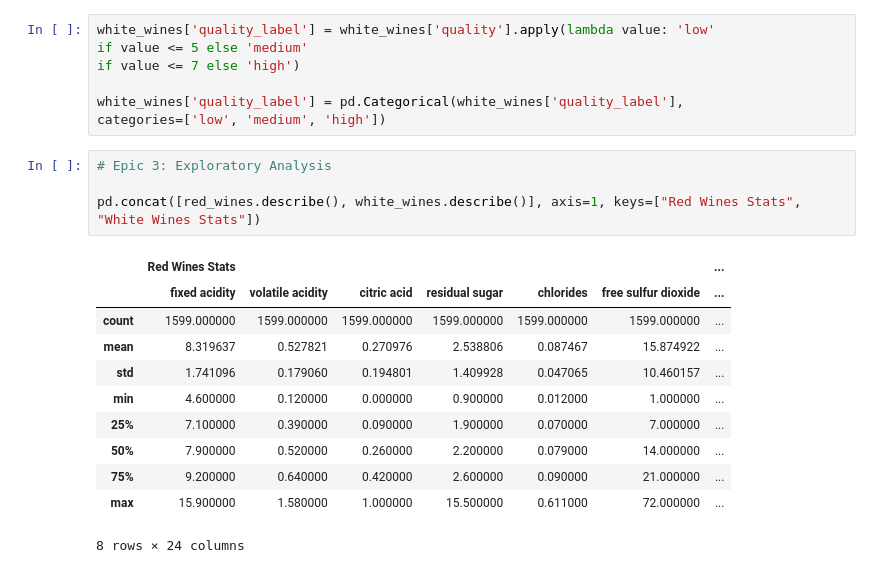
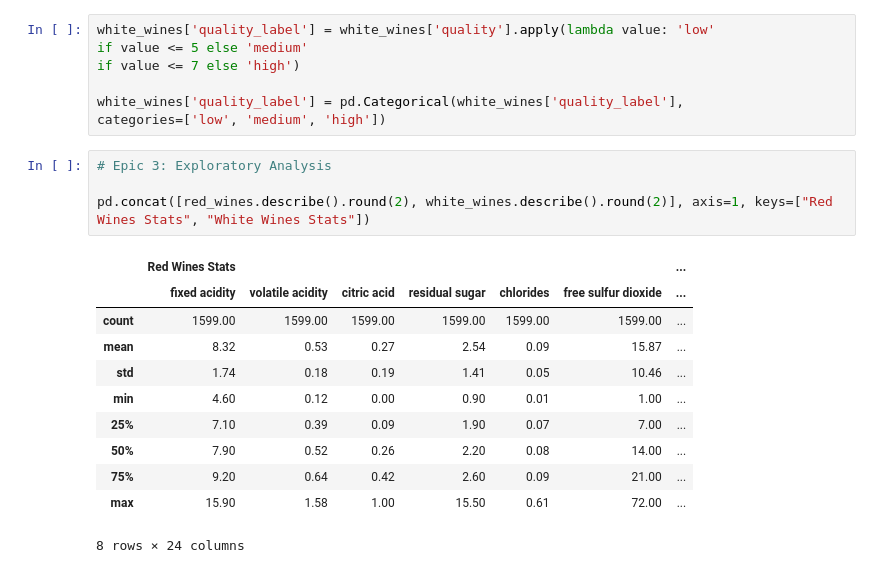
Before and after one commit to NiaLucia/Sprint2, a Jupyter notebook: wine_project.ipynb, the cells around one changed output. Cells and saved outputs as stored; diff of their text form.

Commit message:
wine project

```diff
--- a/wine_project.ipynb
+++ b/wine_project.ipynb
@@ -218,16 +218,16 @@ categories=['low', 'medium', 'high'])
 # %%
 # Epic 3: Exploratory Analysis
 
-pd.concat([red_wines.describe(), white_wines.describe()], axis=1, keys=["Red Wines Stats", "White Wines Stats"])
+pd.concat([red_wines.describe().round(2), white_wines.describe().round(2)], axis=1, keys=["Red Wines Stats", "White Wines Stats"])
 # %% [output]
 |  | Red Wines Stats |  |  |  |  |  | ... |
 |  | fixed acidity | volatile acidity | citric acid | residual sugar | chlorides | free sulfur dioxide | ... |
-| count | 1599.000000 | 1599.000000 | 1599.000000 | 1599.000000 | 1599.000000 | 1599.000000 | ... |
-| mean | 8.319637 | 0.527821 | 0.270976 | 2.538806 | 0.087467 | 15.874922 | ... |
-| std | 1.741096 | 0.179060 | 0.194801 | 1.409928 | 0.047065 | 10.460157 | ... |
-| min | 4.600000 | 0.120000 | 0.000000 | 0.900000 | 0.012000 | 1.000000 | ... |
-| 25% | 7.100000 | 0.390000 | 0.090000 | 1.900000 | 0.070000 | 7.000000 | ... |
-| 50% | 7.900000 | 0.520000 | 0.260000 | 2.200000 | 0.079000 | 14.000000 | ... |
-| 75% | 9.200000 | 0.640000 | 0.420000 | 2.600000 | 0.090000 | 21.000000 | ... |
-| max | 15.900000 | 1.580000 | 1.000000 | 15.500000 | 0.611000 | 72.000000 | ... |
+| count | 1599.00 | 1599.00 | 1599.00 | 1599.00 | 1599.00 | 1599.00 | ... |
+| mean | 8.32 | 0.53 | 0.27 | 2.54 | 0.09 | 15.87 | ... |
+| std | 1.74 | 0.18 | 0.19 | 1.41 | 0.05 | 10.46 | ... |
+| min | 4.60 | 0.12 | 0.00 | 0.90 | 0.01 | 1.00 | ... |
+| 25% | 7.10 | 0.39 | 0.09 | 1.90 | 0.07 | 7.00 | ... |
+| 50% | 7.90 | 0.52 | 0.26 | 2.20 | 0.08 | 14.00 | ... |
+| 75% | 9.20 | 0.64 | 0.42 | 2.60 | 0.09 | 21.00 | ... |
+| max | 15.90 | 1.58 | 1.00 | 15.50 | 0.61 | 72.00 | ... |
 8 rows × 24 columns
```
Also changed, not shown: parts of 9 cells of this notebook, 3 other files.
